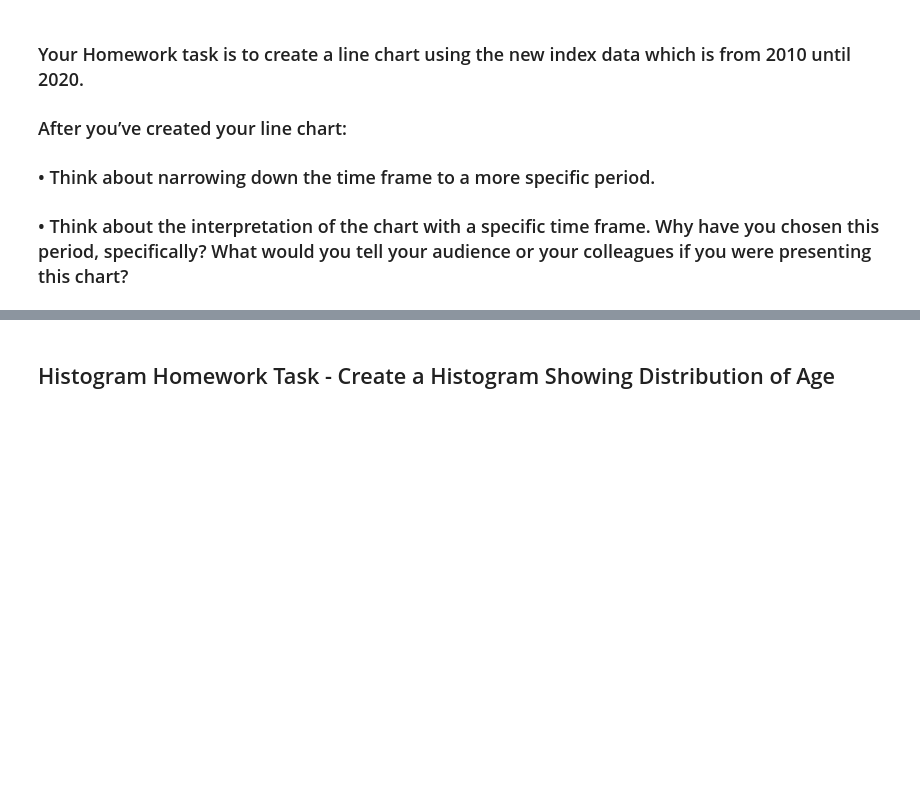
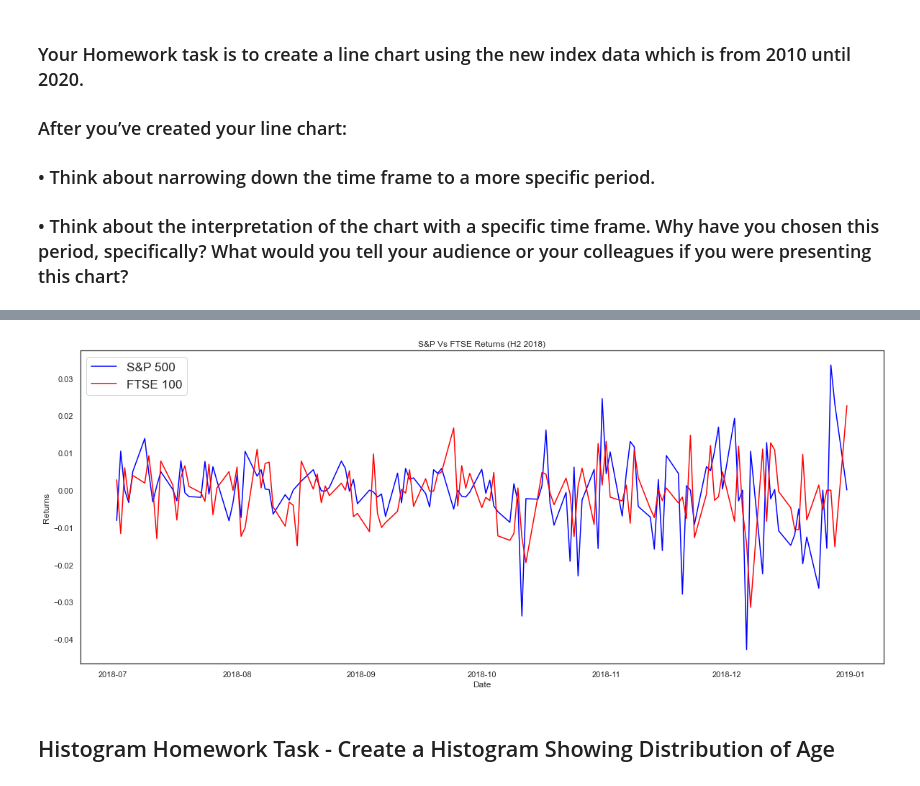
Before and after one commit to roblivesinottawa/data_analytics_python, a Jupyter notebook: S34 - Data Visualization/L1/Data Viz Homework Notebook.ipynb, the cells around one changed output, grey strips where cells are left out. Drawn from its saved outputs; the diff is of its cells as text; code cells hidden in the pictures; blank space fills up the shorter version.

```diff
--- a/S34 - Data Visualization/L1/Data Viz Homework Notebook.ipynb
+++ b/S34 - Data Visualization/L1/Data Viz Homework Notebook.ipynb
@@ -202,0 +249,3 @@ plt.show()
+# %%
+df_spx_ftse_H2_08 = df_spx_ftse_10_20[(df_spx_ftse_10_20['new_date'] >= '2018-07-01') &
+                                        (df_spx_ftse_10_20['new_date'] <= '2018-12-31')]
@@ -203,3 +268,15 @@ plt.show()
+# %%
+# labels = ['S&P 500', 'FTSE 100']
+plt.figure(figsize=(20, 8))
+plt.plot(df_spx_ftse_H2_08['new_date'], df_spx_ftse_H2_08['GSPCRet'], color='blue')
+plt.plot(df_spx_ftse_H2_08['new_date'], df_spx_ftse_H2_08['FTSERet'], color='red')
+plt.title("S&P Vs FTSE Returns (H2 2018)")
+plt.ylabel('Returns')
+plt.xlabel('Date')
+plt.legend(labels=labels, fontsize='x-large')
+plt.show()
+# %% [output]
+[figure, added]
 # %% [markdown]
 ## Histogram Homework Task - Create a Histogram Showing Distribution of Age
 # %% [markdown]
```
Also changed, not shown: parts of 5 cells of this notebook, 1 other file.
